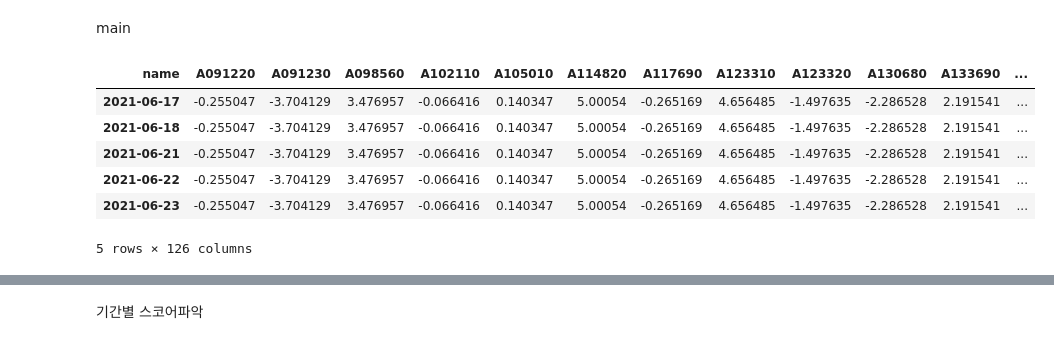
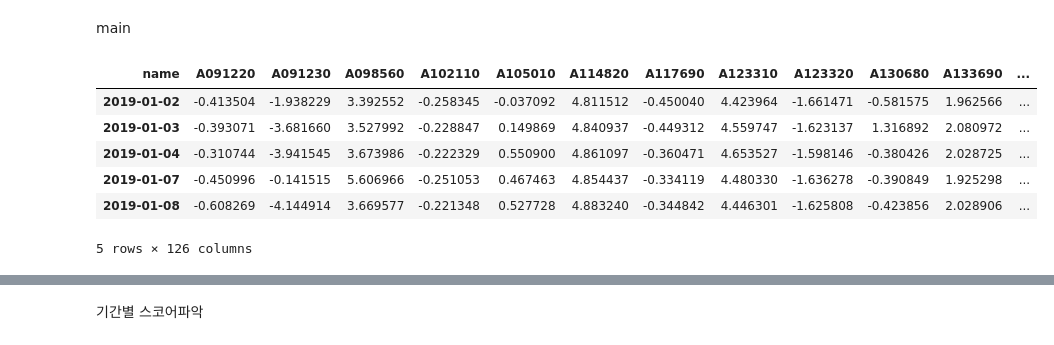
Before and after one commit to faridLim/Data-analysis, a Jupyter notebook: StrategyScore_ipynb의_사본.ipynb, the cells around one changed output, grey strips where cells are left out. Drawn from its saved outputs; the diff is of its cells as text; code cells hidden in the pictures.

```diff
--- a/StrategyScore_ipynb의_사본.ipynb
+++ b/StrategyScore_ipynb의_사본.ipynb
@@ -99,6 +99,7 @@ for date_idx in range(start,len(date_list)):
     filter2_columns_lst = [] # 필터링2 이후 리스트
     gap_list = [] # 52주 신고가 대비 현재 주가가 얼마나 근접하였는지
     filter3_columns_lst = [] # 필터링 3 이후 리스트, 필터링 2를 MDD기준으로 내림차순 전개
+    start_date_idx = date_idx
 
     #52_check , boxscore
     for k in range(len(columns_lst)):
@@ -153,8 +154,7 @@ for date_idx in range(start,len(date_list)):
                     point_vol.append([columns_lst[i], vol_point])
                     break
 
-
-    #box scrore 정규화#
+     #box scrore 정규화#
 
     boxscore_df = pd.DataFrame(box_score)
     boxscore_df.columns = ['name', date_list[date_idx]]
@@ -163,6 +163,7 @@ for date_idx in range(start,len(date_list)):
     boxscore_df[date_list[date_idx]] = (boxscore_df[date_list[date_idx]] - box_mean) / box_std
     boxscore_df.set_index('name', inplace = True)
     boxscore_df = boxscore_df.T
+
 
     #gap_score 정규화#
     gapscore_df = pd.DataFrame(gap_list)
@@ -173,6 +174,7 @@ for date_idx in range(start,len(date_list)):
 
     gapscore_df.set_index('name', inplace = True)
     gapscore_df = gapscore_df.T
+
 
     #point_vol 정규화#
     point_vol_df = pd.DataFrame(point_vol)
@@ -187,6 +189,7 @@ for date_idx in range(start,len(date_list)):
     point_vol_df.set_index('name', inplace = True)
     point_vol_df = point_vol_df.T
 
+
     score_df = boxscore_df - gapscore_df + point_vol_df
     score_df = score_df.T
 
@@ -194,12 +197,12 @@ for date_idx in range(start,len(date_list)):
 # %%
 score_list = pd.concat(score_list, axis = 1)
 score_t = score_list.T
-score_t.tail()
+score_t.head()
 # %% [output]
 | name | A091220 | A091230 | A098560 | A102110 | A105010 | A114820 | A117690 | A123310 | A123320 | A130680 | A133690 | ... |
-| 2021-06-17 | -0.255047 | -3.704129 | 3.476957 | -0.066416 | 0.140347 | 5.00054 | -0.265169 | 4.656485 | -1.497635 | -2.286528 | 2.191541 | ... |
-| 2021-06-18 | -0.255047 | -3.704129 | 3.476957 | -0.066416 | 0.140347 | 5.00054 | -0.265169 | 4.656485 | -1.497635 | -2.286528 | 2.191541 | ... |
-| 2021-06-21 | -0.255047 | -3.704129 | 3.476957 | -0.066416 | 0.140347 | 5.00054 | -0.265169 | 4.656485 | -1.497635 | -2.286528 | 2.191541 | ... |
-| 2021-06-22 | -0.255047 | -3.704129 | 3.476957 | -0.066416 | 0.140347 | 5.00054 | -0.265169 | 4.656485 | -1.497635 | -2.286528 | 2.191541 | ... |
-| 2021-06-23 | -0.255047 | -3.704129 | 3.476957 | -0.066416 | 0.140347 | 5.00054 | -0.265169 | 4.656485 | -1.497635 | -2.286528 | 2.191541 | ... |
+| 2019-01-02 | -0.413504 | -1.938229 | 3.392552 | -0.258345 | -0.037092 | 4.811512 | -0.450040 | 4.423964 | -1.661471 | -0.581575 | 1.962566 | ... |
+| 2019-01-03 | -0.393071 | -3.681660 | 3.527992 | -0.228847 | 0.149869 | 4.840937 | -0.449312 | 4.559747 | -1.623137 | 1.316892 | 2.080972 | ... |
+| 2019-01-04 | -0.310744 | -3.941545 | 3.673986 | -0.222329 | 0.550900 | 4.861097 | -0.360471 | 4.653527 | -1.598146 | -0.380426 | 2.028725 | ... |
+| 2019-01-07 | -0.450996 | -0.141515 | 5.606966 | -0.251053 | 0.467463 | 4.854437 | -0.334119 | 4.480330 | -1.636278 | -0.390849 | 1.925298 | ... |
+| 2019-01-08 | -0.608269 | -4.144914 | 3.669577 | -0.221348 | 0.527728 | 4.883240 | -0.344842 | 4.446301 | -1.625808 | -0.423856 | 2.028906 | ... |
 5 rows × 126 columns
```
Also changed, not shown: parts of 14 cells of this notebook.
